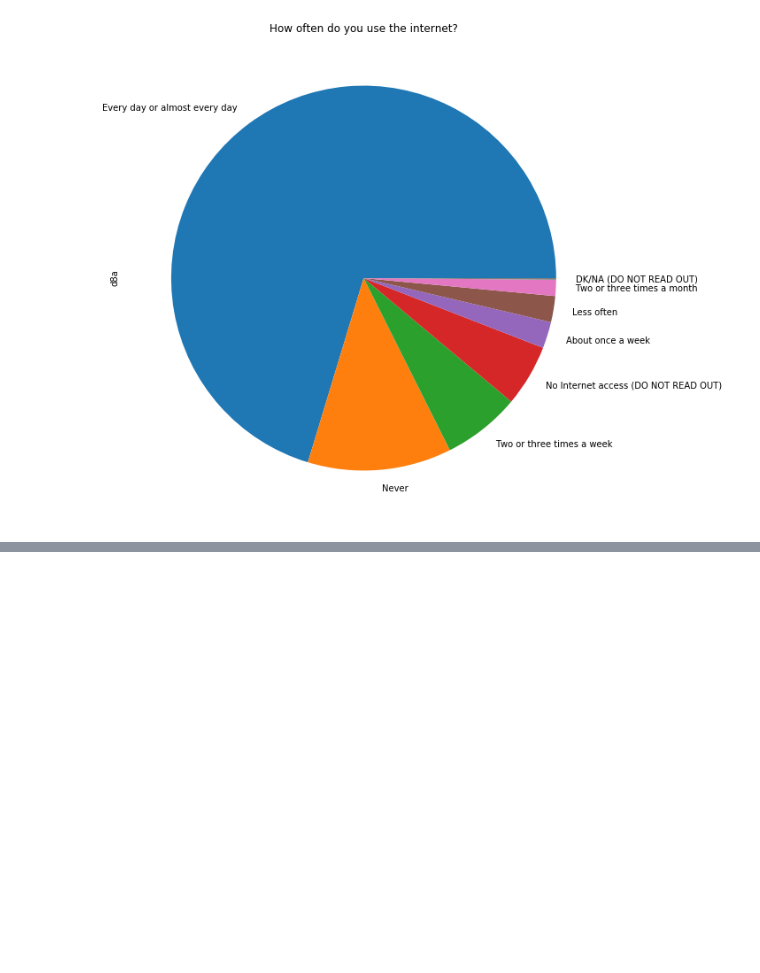
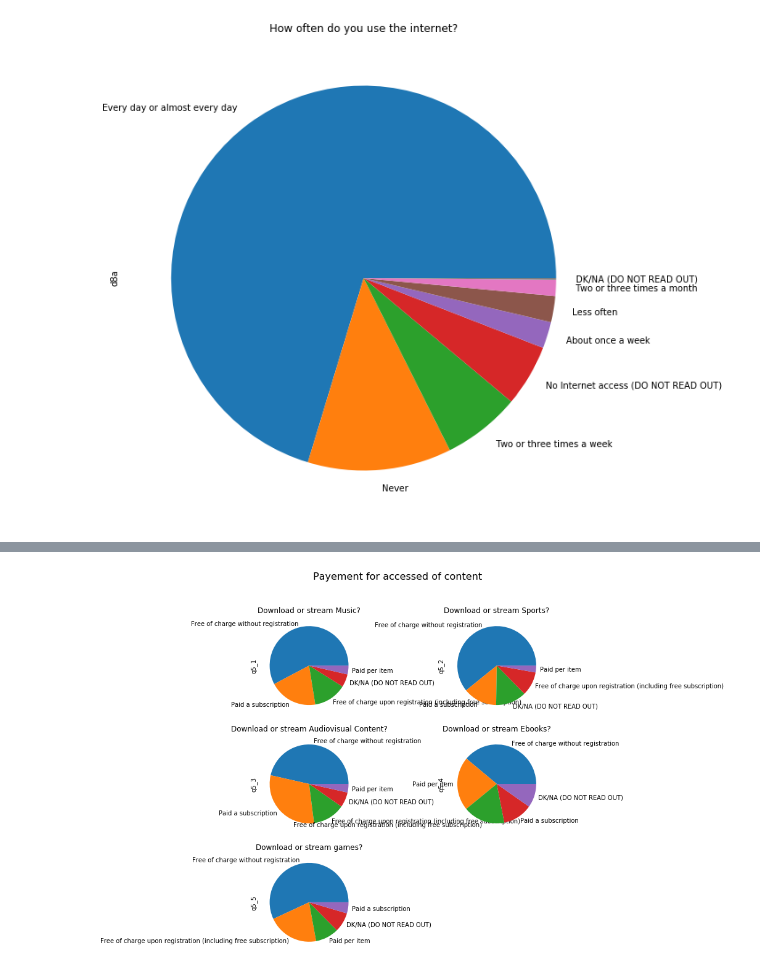
Before and after one commit to rpj12/SIM213-Geoblocking, a Jupyter notebook: Project SIM 213.ipynb, the cells around one changed output, grey strips where cells are left out. Cells and saved outputs as stored; diff of their text form; code cells hidden in the pictures; blank space fills up the shorter version.

Commit message:
frequency, payment, reaons, information of costumers

```diff
--- a/Project SIM 213.ipynb
+++ b/Project SIM 213.ipynb
@@ -99,0 +173,22 @@ KeyError: 'q4.1'
+# %%
+piePayment_Stream_music = database['q5_1'].value_counts();
+piePayment_Stream_sports = database['q5_2'].value_counts()
+piePayment_Stream_audiovis = database['q5_3'].value_counts();
+piePayment_Stream_ebooks = database['q5_4'].value_counts();
+piePayment_Stream_gaming = database['q5_5'].value_counts();
+
+fig = plt.figure()
+fig.suptitle('Payement for accessed of content', fontsize=16)
+q5_1 = plt.subplot(321);
+q5_2 = plt.subplot(322);
+q5_3 = plt.subplot(323);
+q5_4 = plt.subplot(324);
+q5_5 = plt.subplot(325);
+
+q5_1 = piePayment_Stream_music.plot.pie(title = 'Download or stream Music?', ax=q5_1, figsize=(10,10));
+q5_2 = piePayment_Stream_sports.plot.pie(title = 'Download or stream Sports?', ax=q5_2, figsize=(10,10));
+q5_3 = piePayment_Stream_audiovis.plot.pie(title = 'Download or stream Audiovisual Content?', ax=q5_3, figsize=(10,10));
+q5_4 = piePayment_Stream_ebooks.plot.pie(title = 'Download or stream Ebooks?', ax=q5_4, figsize=(10,10));
+q5_5 = piePayment_Stream_gaming.plot.pie(title = 'Download or stream games?', ax=q5_5, figsize=(10,10));
+# %% [output]
+[figure, added]
```
Also changed, not shown: parts of 6 cells of this notebook.
